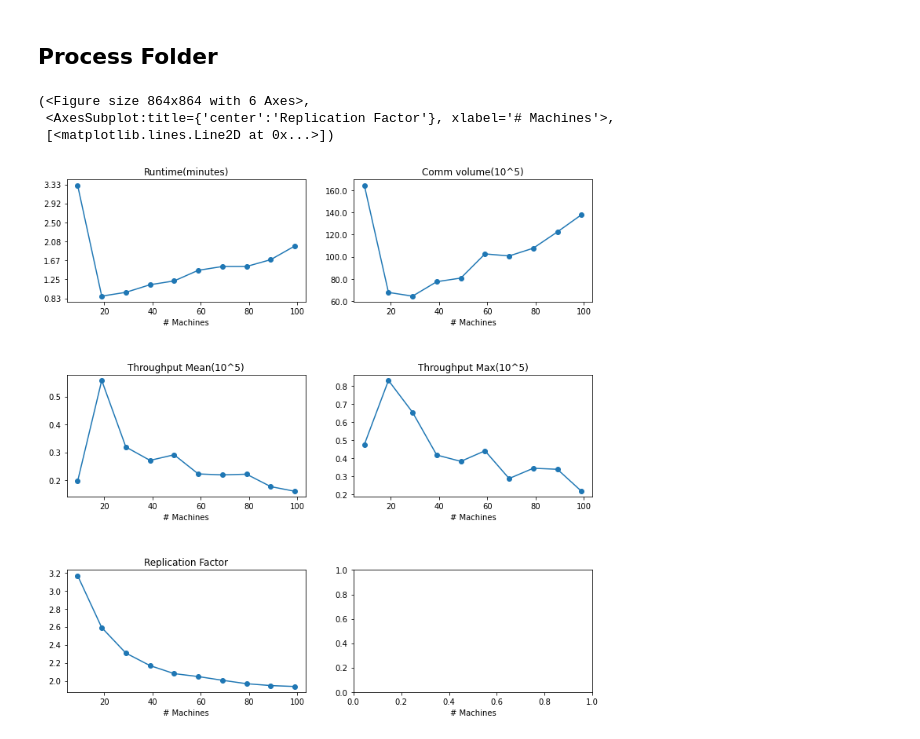
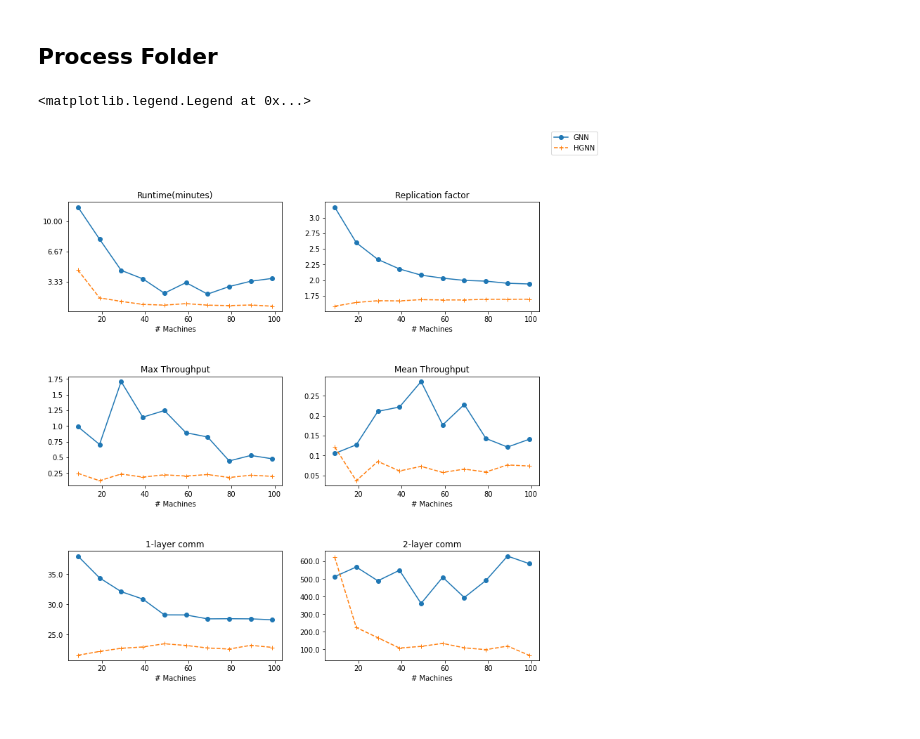
Before and after one commit to Rustam-Warwick/d3-gnn, a Jupyter notebook: helper-scripts/jupyter/Flink Metrics.ipynb, the cells around one changed output. Saved outputs shown, nothing was run; the diff lists cells and outputs as text; code cells hidden in the pictures.

Commit message:
Flink Metrics processed

```diff
--- a/helper-scripts/jupyter/Flink Metrics.ipynb
+++ b/helper-scripts/jupyter/Flink Metrics.ipynb
@@ -15,24 +15,24 @@ np.set_printoptions(edgeitems=1000, linewidth=100000,
 # %% [markdown]
 ## Formatter
 # %%
-def numfmt(x, pos): # your custom formatter function: divide y axis tick labels by 100000.0
+def fmt_div_e5(x, pos): # your custom formatter function: divide y axis tick labels by 100000.0
     s = '{}'.format(x / 100000)
     return s
 
 yfmt = tkr.FuncFormatter(numfmt)
 
-def numfmt2(x, pos): # your custom formatter function: divide y axis tick labels by 1000.0
+def fmt_div_e3(x, pos): # your custom formatter function: divide y axis tick labels by 1000.0
     s = '{}'.format(x / 1000)
     return s
 
 yfmt2 = tkr.FuncFormatter(numfmt2)
 
-def numfmt3(x, pos): # your custom formatter function: divide y axis tick labels by 10000000.0
+def fmt_div_e7(x, pos): # your custom formatter function: divide y axis tick labels by 10000000.0
     s = '{}'.format(x / 10000000)
     return s
 yfmt3 = tkr.FuncFormatter(numfmt3)
 
-def numfmt4(x, pos): # your custom formatter function: multiply y axis tick labels by 100.0
+def fmt_mul_e2(x, pos): # your custom formatter function: multiply y axis tick labels by 100.0
     s = '{}'.format(x * 100)
     return s
 
@@ -202,22 +202,32 @@ class MetricStatistics:
 # %%
 fig, ax = plt.subplots(3,2, figsize=(12,12), gridspec_kw={"hspace":0.6})
 
-runtime = MetricStatistics(entry_folder_name="../../jupyter/metrics/star_expansion_metrics_window-200/", operator_name="GNN Operator - 2", metric_name="numRecordsOutPerSecond").get_runtime()
-plot_aggregated_dict("Runtime(minutes)", [runtime.output],["D3-GNN Streaming"], ["o"], ["-"], [None], xlabel="# Machines", formatter=sec_to_min, pre_fig=(fig,ax[0][0]))
+runtime1 = MetricStatistics(entry_folder_name="../../jupyter/metrics/star_expansion_window-50/", operator_name="GNN Operator - 2", metric_name="numRecordsOutPerSecond").get_runtime()
+runtime2 = MetricStatistics(entry_folder_name="../../jupyter/metrics/hypergraph_window-50/", operator_name="GNN Operator - 2", metric_name="numRecordsOutPerSecond").get_runtime()
+plot_aggregated_dict("Runtime(minutes)", [runtime1.output, runtime2.output],["GNN","HGNN"], ["o", "+" ], ["-", "--"], [None, None], xlabel="# Machines", formatter=sec_to_min, pre_fig=(fig,ax[0][0]))
 
-max_throughput = MetricStatistics(entry_folder_name="../../jupyter/metrics/star_expansion_metrics_window-200/", operator_name="GNN Operator - 2", metric_name="throughput").get_max_throughput()
-plot_aggregated_dict("Throughput Max(10^5)", [max_throughput.output],["D3-GNN Streaming"], ["o"], ["-"], [None], xlabel="# Machines", formatter=numfmt, pre_fig=(fig,ax[1][1]))
+replication1 = MetricStatistics(entry_folder_name="../../jupyter/metrics/star_expansion_window-50/", operator_name="HDRF-1Threads", metric_name="Replication Factor").get_replication_factor()
+replication2 = MetricStatistics(entry_folder_name="../../jupyter/metrics/hypergraph_window-50/", operator_name="HyperGraphMinMax", metric_name="Replication Factor").get_replication_factor()
+plot_aggregated_dict("Replication factor", [replication1.output, replication2.output],["HDRF","MinMax"], ["o", "+" ], ["-", "--"], [None, None], xlabel="# Machines", formatter=fmt_div_e3, pre_fig=(fig,ax[0][1]))
 
-mean_throughput = MetricStatistics(entry_folder_name="../../jupyter/metrics/star_expansion_metrics_window-200/", operator_name="GNN Operator - 2", metric_name="throughput").get_mean_throughput()
-plot_aggregated_dict("Throughput Mean(10^5)", [mean_throughput.output],["D3-GNN Streaming"], ["o"], ["-"], [None], xlabel="# Machines", formatter=numfmt, pre_fig=(fig,ax[1][0]))
+max_throughput_1 = MetricStatistics(entry_folder_name="../../jupyter/metrics/star_expansion_window-50/", metric_name="throughput").get_max_throughput()
+max_throughput_2 = MetricStatistics(entry_folder_name="../../jupyter/metrics/hypergraph_window-50/", metric_name="throughput").get_max_throughput()
+plot_aggregated_dict("Max Throughput", [max_throughput_1.output, max_throughput_2.output],["GNN","HGNN"], ["o", "+" ], ["-", "--"], [None, None], xlabel="# Machines", formatter=fmt_div_e5, pre_fig=(fig,ax[1][0]))
 
-comm_volume = MetricStatistics(entry_folder_name="../../jupyter/metrics/star_expansion_metrics_window-200/", operator_name="IterationTail - 2", metric_name="numRecordsIn").get_communication_volume()
-plot_aggregated_dict("Comm volume(10^5)", [comm_volume.output],["D3-GNN Streaming"], ["o"], ["-"], [None], xlabel="# Machines", formatter=numfmt, pre_fig=(fig,ax[0][1]))
+mean_throughput_1 = MetricStatistics(entry_folder_name="../../jupyter/metrics/star_expansion_window-50/", metric_name="throughput").get_mean_throughput()
+mean_throughput_2 = MetricStatistics(entry_folder_name="../../jupyter/metrics/hypergraph_window-50/", metric_name="throughput").get_mean_throughput()
+plot_aggregated_dict("Mean Throughput", [mean_throughput_1.output, mean_throughput_2.output],["GNN","HGNN"], ["o", "+" ], ["-", "--"], [None, None], xlabel="# Machines", formatter=fmt_div_e5, pre_fig=(fig,ax[1][1]))
 
-replication_factor = MetricStatistics(entry_folder_name="../../jupyter/metrics/star_expansion_metrics_window-200/", operator_name="HDRF-1Threads", metric_name="Replication Factor").get_replication_factor()
-plot_aggregated_dict("Replication Factor", [replication_factor.output],["D3-GNN Streaming"], ["o"], ["-"], [None], xlabel="# Machines", formatter=numfmt2, pre_fig=(fig,ax[2][0]))
+volume1_1 = MetricStatistics(entry_folder_name="../../jupyter/metrics/star_expansion_window-50/", operator_name="GNN Operator - 1", metric_name="numRecordsOut").get_communication_volume()
+volume1_2 = MetricStatistics(entry_folder_name="../../jupyter/metrics/hypergraph_window-50/", operator_name="GNN Operator - 1", metric_name="numRecordsOut").get_communication_volume()
+plot_aggregated_dict("1-layer comm", [volume1_1.output, volume1_2.output],["GNN","HGNN"], ["o", "+" ], ["-", "--"], [None, None], xlabel="# Machines", formatter=fmt_div_e5, pre_fig=(fig,ax[2][0]))
+
+volume2_1 = MetricStatistics(entry_folder_name="../../jupyter/metrics/star_expansion_window-50/", metric_name="numRecordsOut").get_communication_volume()
+volume2_2 = MetricStatistics(entry_folder_name="../../jupyter/metrics/hypergraph_window-50/", metric_name="numRecordsOut").get_communication_volume()
+plot_aggregated_dict("2-layer comm", [volume2_1.output, volume2_2.output],["GNN","HGNN"], ["o", "+" ], ["-", "--"], [None, None], xlabel="# Machines", formatter=fmt_div_e5, pre_fig=(fig,ax[2][1]))
+
+
+fig.legend(ax[0][0].get_legend_handles_labels()[1])
 # %% [output]
-(<Figure size 864x864 with 6 Axes>,
- <AxesSubplot:title={'center':'Replication Factor'}, xlabel='# Machines'>,
- [<matplotlib.lines.Line2D at 0x...>])
+<matplotlib.legend.Legend at 0x...>
-[figure, old version]
+[figure, new version]
```
Also changed, not shown: parts of 1 cell of this notebook, 1 other file.
